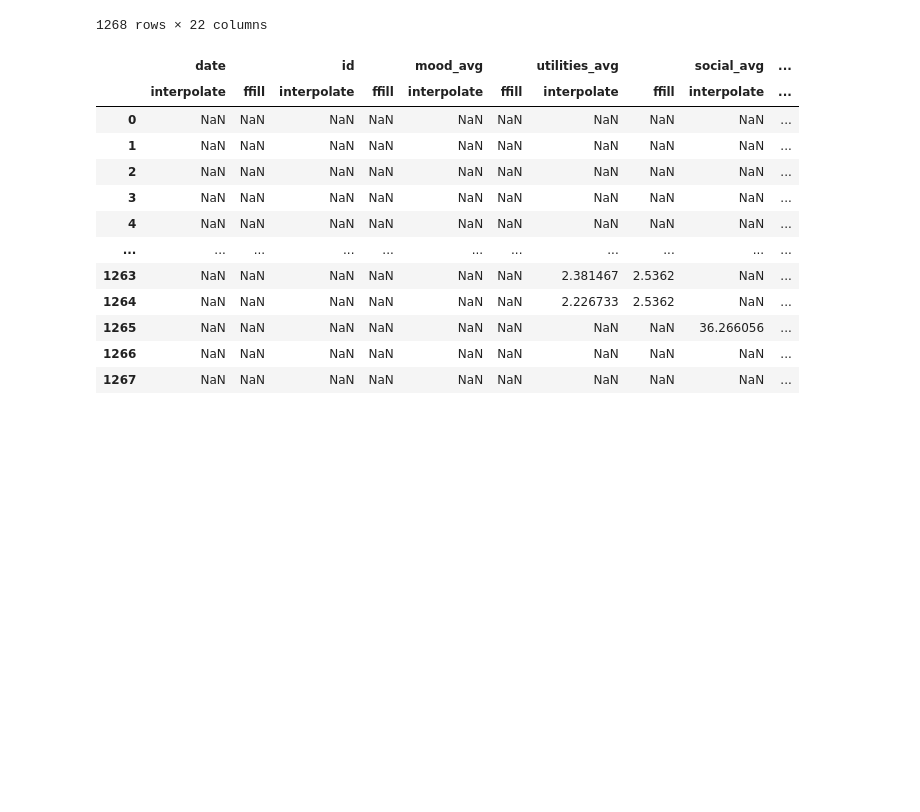
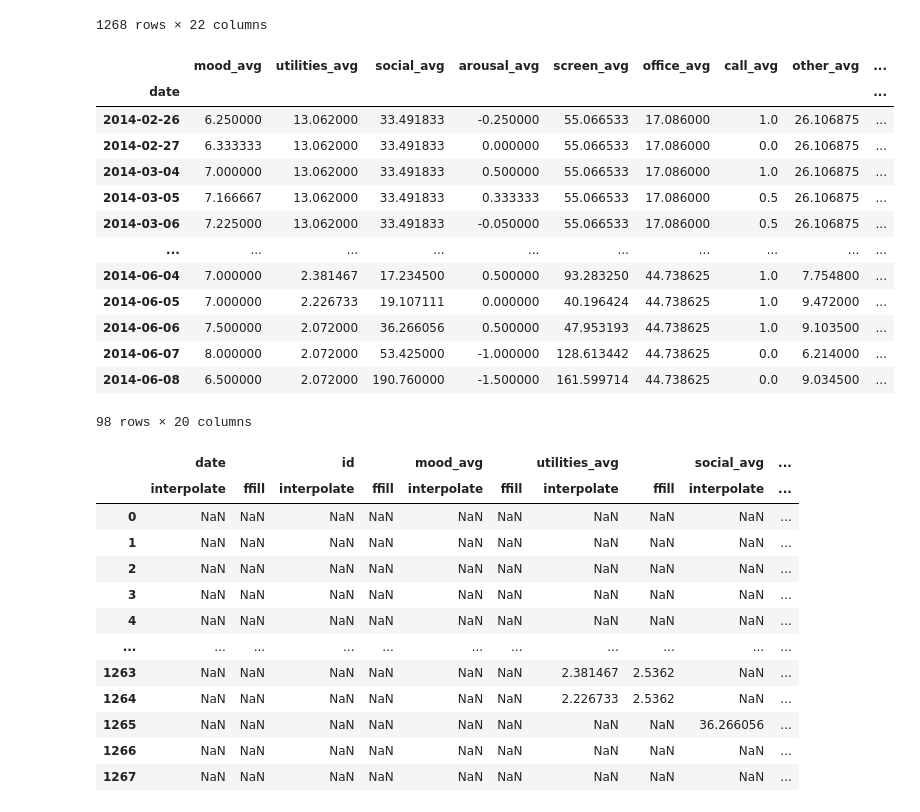
Before and after one commit to Zainab-am/Data-Mining-For-The-Girls, a Jupyter notebook: data_prep.ipynb, the cells around one changed output. Cells and saved outputs as stored; diff of their text form; code cells hidden in the pictures; blank space fills up the shorter version.

```diff
--- a/data_prep.ipynb
+++ b/data_prep.ipynb
@@ -111,9 +111,9 @@ array([[<Axes: title={'center': 'value'}>,
 # %%
 ## averages
 aggregation_functions = {'value': 'mean'}
-dic = {'mood_avg' : 'mean', 'utilities_avg' : 'mean', 'social_avg' : 'mean', 'arousal_avg' : 'mean', 'screen_avg' : 'mean', 'office_avg' : 'mean',
+aggregations_functions_2 = {'mood_avg' : 'mean', 'utilities_avg' : 'mean', 'social_avg' : 'mean', 'arousal_avg' : 'mean', 'screen_avg' : 'mean', 'office_avg' : 'mean',
        'call_avg' : 'mean', 'other_avg' : 'mean', 'valence_avg' : 'mean', 'unknown_avg' : 'mean', 'sms_avg' : 'mean', 'finance_avg': 'mean',
-       'builitin_avg' : 'mean', 'communication_avg' : 'mean', 'activity_avg' : 'mean', 'weather_avg' : 'mean', 'entertainment_avg' : 'mean',
+       'builtin_avg' : 'mean', 'communication_avg' : 'mean', 'activity_avg' : 'mean', 'weather_avg' : 'mean', 'entertainment_avg' : 'mean',
        'game_avg' : 'mean', 'travel_avg' : 'mean', 'mood_avg_next' : 'mean'}
 
 
@@ -230,6 +230,24 @@ feature_merged_sans_nans_1 = merged_sans_nans_1_next.loc[:, merged_sans_nans_1_n
 merged_sans_nans_2 = pd.read_csv("data_new/merged_sans_nans_2.csv")
 merged_sans_nans_2_next = pd.read_csv("data_new/merged_sans_nans_2_next.csv")
 feature_merged_sans_nans_2 = merged_sans_nans_2_next.loc[:, merged_sans_nans_2_next.columns != 'mood_avg_next']
+# %%
+new = merged_sans_nans_1_next.groupby([merged_sans_nans_1_next["date"]]).aggregate(aggregations_functions_2)
+new
+# %% [output]
+|  | mood_avg | utilities_avg | social_avg | arousal_avg | screen_avg | office_avg | call_avg | other_avg | ... |
+| date |  |  |  |  |  |  |  |  | ... |
+| 2014-02-26 | 6.250000 | 13.062000 | 33.491833 | -0.250000 | 55.066533 | 17.086000 | 1.0 | 26.106875 | ... |
+| 2014-02-27 | 6.333333 | 13.062000 | 33.491833 | 0.000000 | 55.066533 | 17.086000 | 0.0 | 26.106875 | ... |
+| 2014-03-04 | 7.000000 | 13.062000 | 33.491833 | 0.500000 | 55.066533 | 17.086000 | 1.0 | 26.106875 | ... |
+| 2014-03-05 | 7.166667 | 13.062000 | 33.491833 | 0.333333 | 55.066533 | 17.086000 | 0.5 | 26.106875 | ... |
+| 2014-03-06 | 7.225000 | 13.062000 | 33.491833 | -0.050000 | 55.066533 | 17.086000 | 0.5 | 26.106875 | ... |
+| ... | ... | ... | ... | ... | ... | ... | ... | ... | ... |
+| 2014-06-04 | 7.000000 | 2.381467 | 17.234500 | 0.500000 | 93.283250 | 44.738625 | 1.0 | 7.754800 | ... |
+| 2014-06-05 | 7.000000 | 2.226733 | 19.107111 | 0.000000 | 40.196424 | 44.738625 | 1.0 | 9.472000 | ... |
+| 2014-06-06 | 7.500000 | 2.072000 | 36.266056 | 0.500000 | 47.953193 | 44.738625 | 1.0 | 9.103500 | ... |
+| 2014-06-07 | 8.000000 | 2.072000 | 53.425000 | -1.000000 | 128.613442 | 44.738625 | 0.0 | 6.214000 | ... |
+| 2014-06-08 | 6.500000 | 2.072000 | 190.760000 | -1.500000 | 161.599714 | 44.738625 | 0.0 | 9.034500 | ... |
+98 rows × 20 columns
 # %%
 ## set target label
 
```
Also changed, not shown: parts of 1 cell of this notebook.
